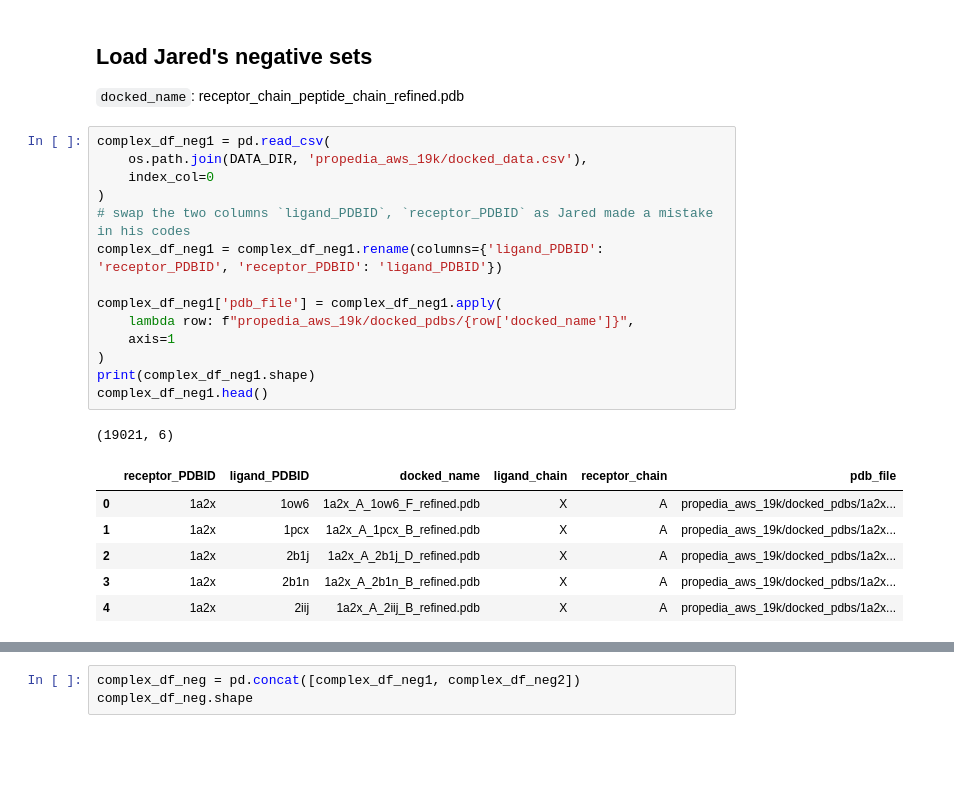
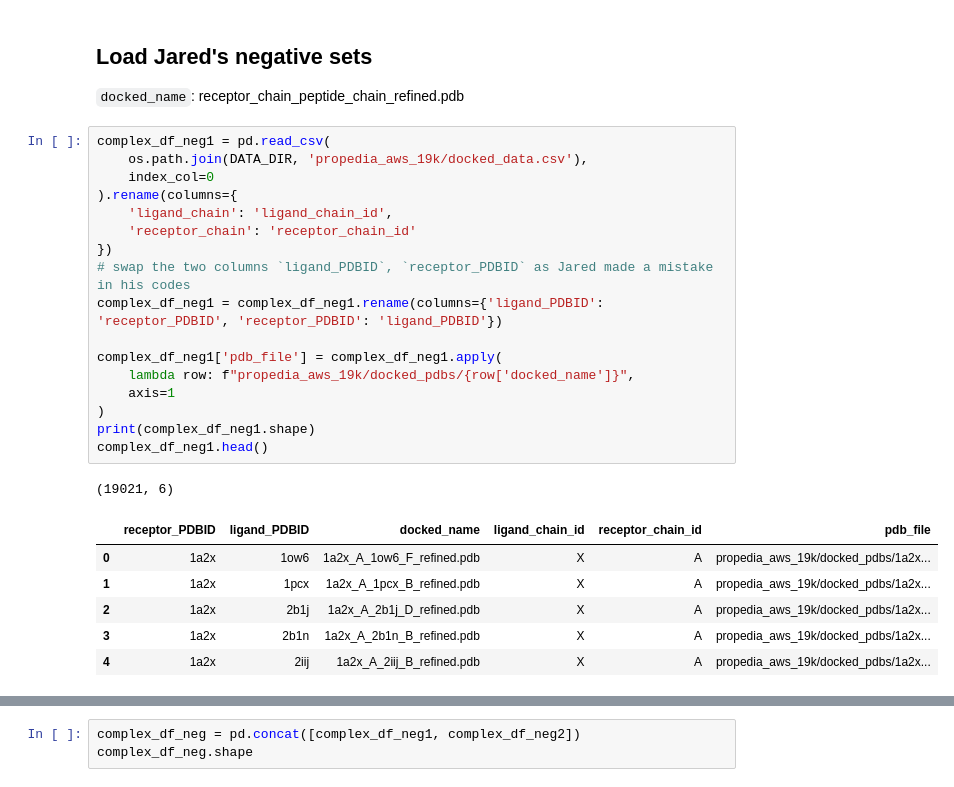
Before and after one commit to aws-samples/eggnet-equivariant-graph-of-graph-neural-network, a Jupyter notebook: Explore_Propedia.ipynb, the cells around one changed output, grey strips where cells are left out. Drawn from its saved outputs; the diff is of its cells as text; blank space fills up the shorter version.

Commit message:
Updated chain ids in Propedia

```diff
--- a/Explore_Propedia.ipynb
+++ b/Explore_Propedia.ipynb
@@ -161,20 +169,23 @@ ax.set(xlabel='Complex resolution');
 # %%
 complex_df_neg1 = pd.read_csv(
     os.path.join(DATA_DIR, 'propedia_aws_19k/docked_data.csv'),
     index_col=0
-)
+).rename(columns={
+    'ligand_chain': 'ligand_chain_id',
+    'receptor_chain': 'receptor_chain_id'
+})
 # swap the two columns `ligand_PDBID`, `receptor_PDBID` as Jared made a mistake in his codes
 complex_df_neg1 = complex_df_neg1.rename(columns={'ligand_PDBID': 'receptor_PDBID', 'receptor_PDBID': 'ligand_PDBID'})
 
 complex_df_neg1['pdb_file'] = complex_df_neg1.apply(
     lambda row: f"propedia_aws_19k/docked_pdbs/{row['docked_name']}",
     axis=1
 )
 print(complex_df_neg1.shape)
 complex_df_neg1.head()
 # %% [output]
 (19021, 6)
-|  | receptor_PDBID | ligand_PDBID | docked_name | ligand_chain | receptor_chain | pdb_file |
+|  | receptor_PDBID | ligand_PDBID | docked_name | ligand_chain_id | receptor_chain_id | pdb_file |
 | 0 | 1a2x | 1ow6 | 1a2x_A_1ow6_F_refined.pdb | X | A | propedia_aws_19k/docked_pdbs/1a2x... |
 | 1 | 1a2x | 1pcx | 1a2x_A_1pcx_B_refined.pdb | X | A | propedia_aws_19k/docked_pdbs/1a2x... |
 | 2 | 1a2x | 2b1j | 1a2x_A_2b1j_D_refined.pdb | X | A | propedia_aws_19k/docked_pdbs/1a2x... |
```
Also changed, not shown: parts of 15 cells of this notebook.
